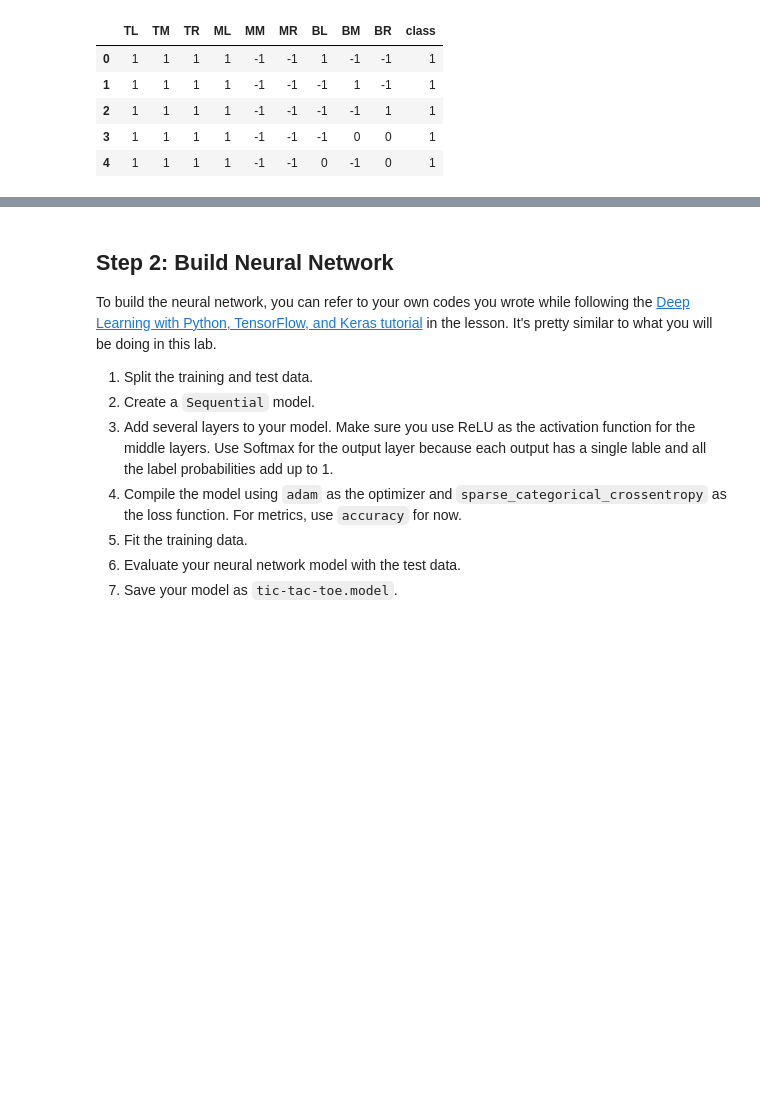
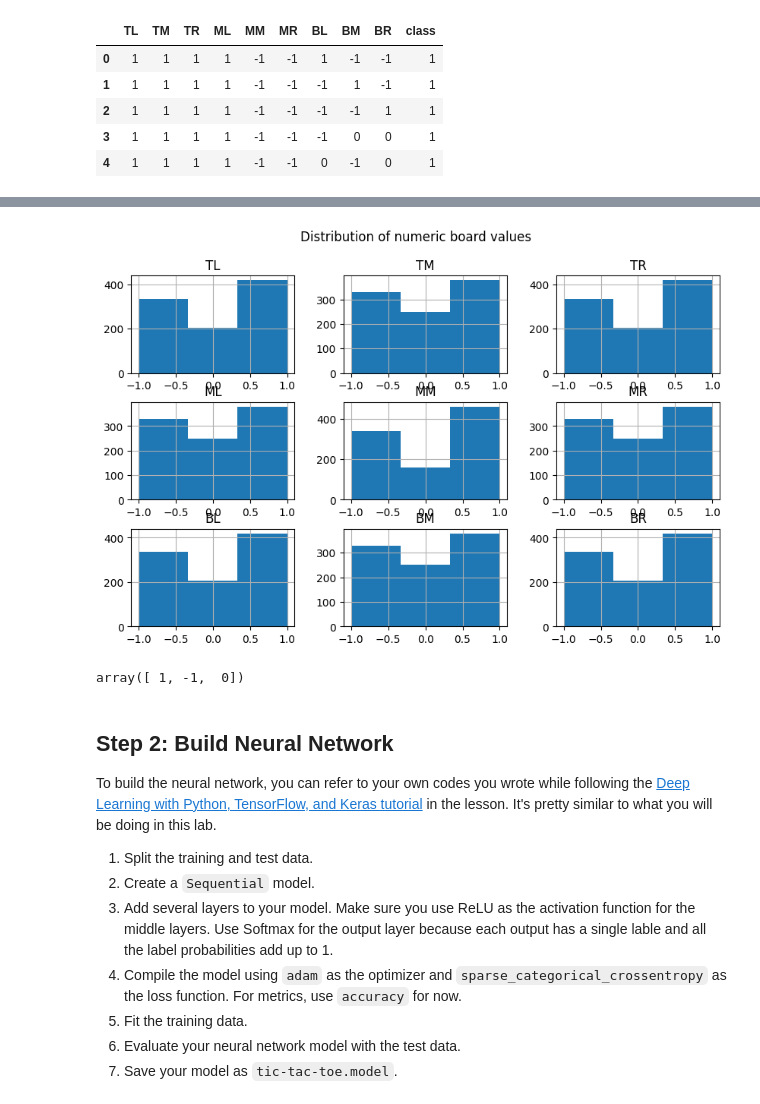
Before and after one commit to HelenaGomezV/lab-neural-networks, a Jupyter notebook: your-code/challenge-1.ipynb, the cells around one changed output, grey strips where cells are left out. Cells and saved outputs as stored; diff of their text form; code cells hidden in the pictures; blank space fills up the shorter version.

```diff
--- a/your-code/challenge-1.ipynb
+++ b/your-code/challenge-1.ipynb
@@ -122,3 +154,13 @@ df.head()
+# %%
+df[board_columns].hist(figsize=(10, 6), bins=3)
+plt.suptitle("Distribution of numeric board values")
+plt.show()
+# %% [output]
+[figure, added]
+# %%
+df[board_columns].stack().unique()
+# %% [output]
+array([ 1, -1,  0])
 # %% [markdown]
 ## Step 2: Build Neural Network
 
```
Also changed, not shown: parts of 2 cells of this notebook.
